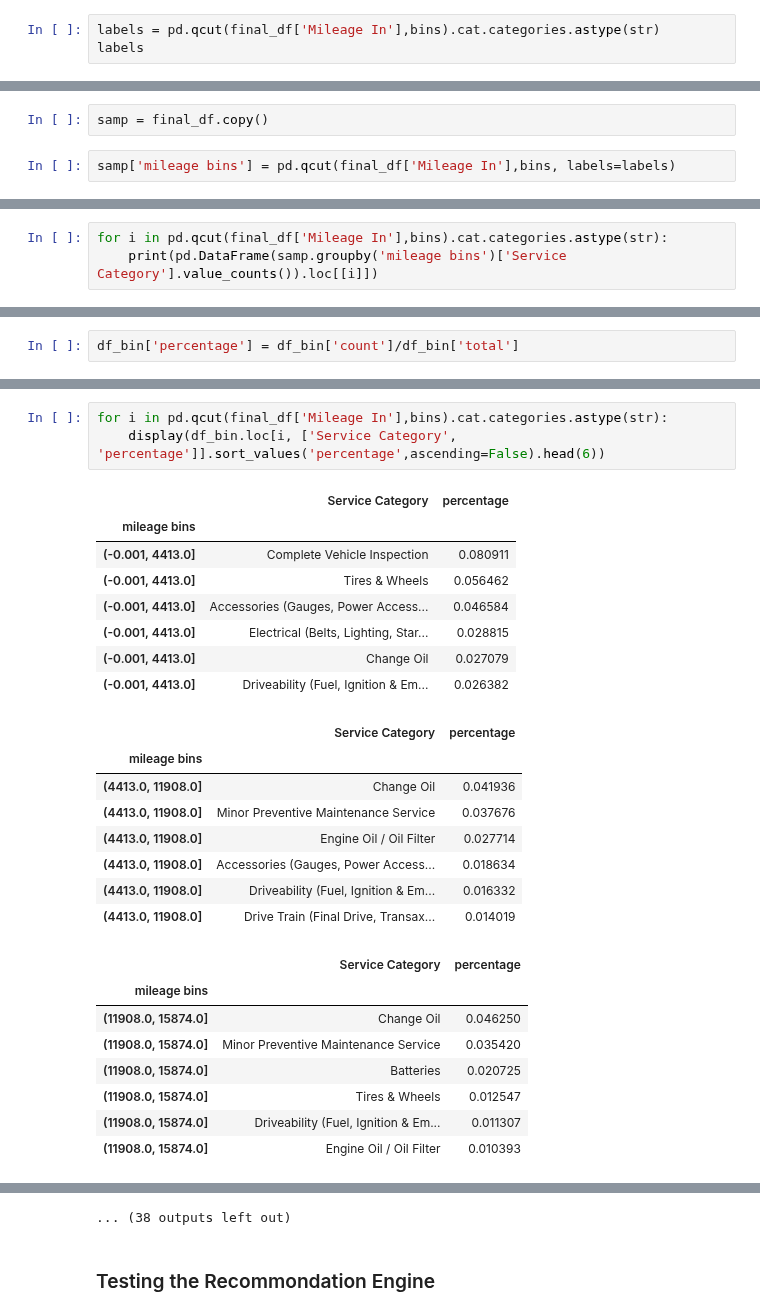
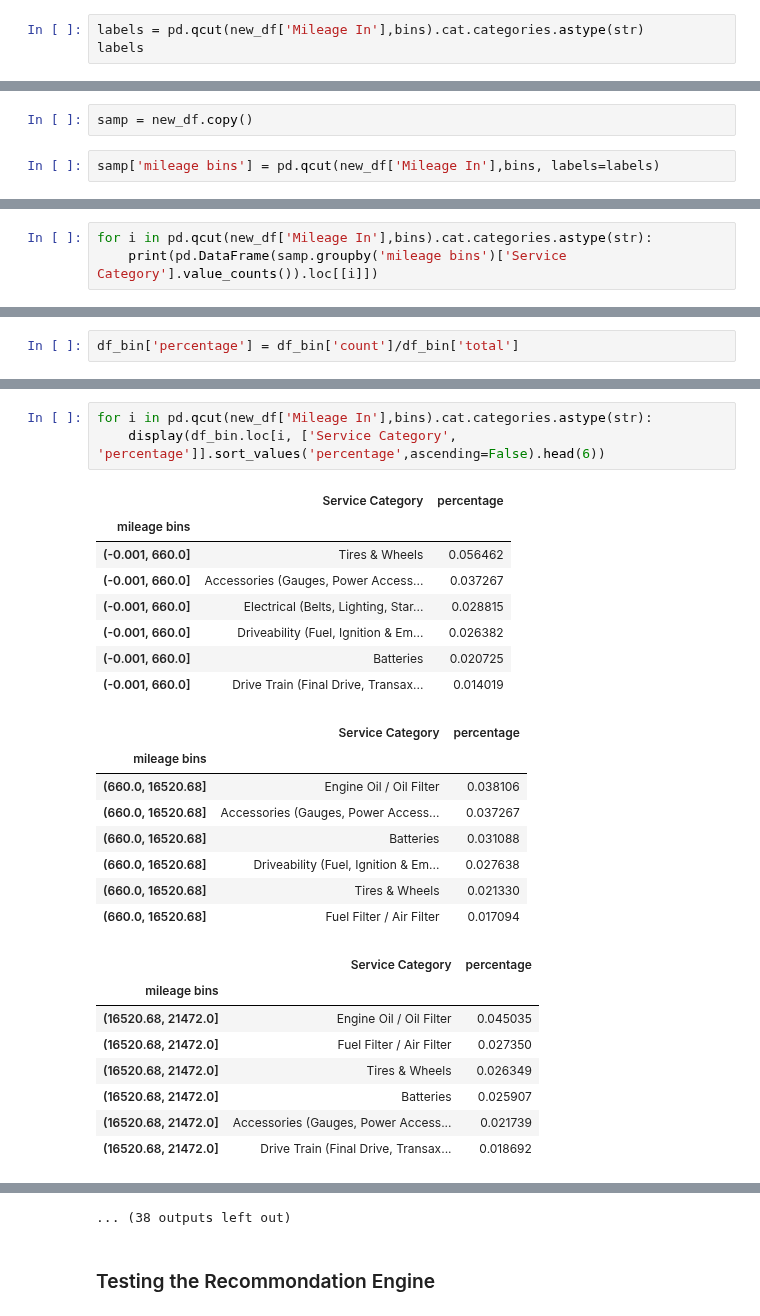
Before and after one commit to just-paul/capstone-autoserved, a Jupyter notebook: Final ntbks/capstone_clean-Model1.ipynb, the cells around one changed output, grey strips where cells are left out. Drawn from its saved outputs; the diff is of its cells as text.

```diff
--- a/Final ntbks/capstone_clean-Model1.ipynb
+++ b/Final ntbks/capstone_clean-Model1.ipynb
@@ -533,6 +535,6 @@ def make_recomm(test_sample, max_recomm, div, trained_model):
 # %%
 bins=50
 # %%
-labels = pd.qcut(final_df['Mileage In'],bins).cat.categories.astype(str)
+labels = pd.qcut(new_df['Mileage In'],bins).cat.categories.astype(str)
 labels
 # %% [output]
@@ -557,8 +559,8 @@ Index(['(-0.001, 4413.0]', '(4413.0, 11908.0]', '(11908.0, 15874.0]',
       dtype='object')
 # %%
-samp = final_df.copy()
+samp = new_df.copy()
 # %%
-samp['mileage bins'] = pd.qcut(final_df['Mileage In'],bins, labels=labels)
+samp['mileage bins'] = pd.qcut(new_df['Mileage In'],bins, labels=labels)
 # %%
 samp['mileage bins']
 # %% [output]
@@ -579,4 +581,4 @@ Categories (50, object): ['(-0.001, 4413.0]' < '(4413.0, 11908.0]' < '(11908.0,
 # %%
-for i in pd.qcut(final_df['Mileage In'],bins).cat.categories.astype(str):
+for i in pd.qcut(new_df['Mileage In'],bins).cat.categories.astype(str):
     print(pd.DataFrame(samp.groupby('mileage bins')['Service Category'].value_counts()).loc[[i]])
 # %% [output]
@@ -700,30 +686,30 @@ df_bin
 # %%
-for i in pd.qcut(final_df['Mileage In'],bins).cat.categories.astype(str):
+for i in pd.qcut(new_df['Mileage In'],bins).cat.categories.astype(str):
     display(df_bin.loc[i, ['Service Category', 'percentage']].sort_values('percentage',ascending=False).head(6))
 # %% [output]
 |  | Service Category | percentage |
 | mileage bins |  |  |
-| (-0.001, 4413.0] | Complete Vehicle Inspection | 0.080911 |
-| (-0.001, 4413.0] | Tires & Wheels | 0.056462 |
-| (-0.001, 4413.0] | Accessories (Gauges, Power Access... | 0.046584 |
-| (-0.001, 4413.0] | Electrical (Belts, Lighting, Star... | 0.028815 |
-| (-0.001, 4413.0] | Change Oil | 0.027079 |
-| (-0.001, 4413.0] | Driveability (Fuel, Ignition & Em... | 0.026382 |
+| (-0.001, 660.0] | Tires & Wheels | 0.056462 |
+| (-0.001, 660.0] | Accessories (Gauges, Power Access... | 0.037267 |
+| (-0.001, 660.0] | Electrical (Belts, Lighting, Star... | 0.028815 |
+| (-0.001, 660.0] | Driveability (Fuel, Ignition & Em... | 0.026382 |
+| (-0.001, 660.0] | Batteries | 0.020725 |
+| (-0.001, 660.0] | Drive Train (Final Drive, Transax... | 0.014019 |
 |  | Service Category | percentage |
 | mileage bins |  |  |
-| (4413.0, 11908.0] | Change Oil | 0.041936 |
-| (4413.0, 11908.0] | Minor Preventive Maintenance Service | 0.037676 |
-| (4413.0, 11908.0] | Engine Oil / Oil Filter | 0.027714 |
-| (4413.0, 11908.0] | Accessories (Gauges, Power Access... | 0.018634 |
-| (4413.0, 11908.0] | Driveability (Fuel, Ignition & Em... | 0.016332 |
-| (4413.0, 11908.0] | Drive Train (Final Drive, Transax... | 0.014019 |
+| (660.0, 16520.68] | Engine Oil / Oil Filter | 0.038106 |
+| (660.0, 16520.68] | Accessories (Gauges, Power Access... | 0.037267 |
+| (660.0, 16520.68] | Batteries | 0.031088 |
+| (660.0, 16520.68] | Driveability (Fuel, Ignition & Em... | 0.027638 |
+| (660.0, 16520.68] | Tires & Wheels | 0.021330 |
+| (660.0, 16520.68] | Fuel Filter / Air Filter | 0.017094 |
 |  | Service Category | percentage |
 | mileage bins |  |  |
-| (11908.0, 15874.0] | Change Oil | 0.046250 |
-| (11908.0, 15874.0] | Minor Preventive Maintenance Service | 0.035420 |
-| (11908.0, 15874.0] | Batteries | 0.020725 |
-| (11908.0, 15874.0] | Tires & Wheels | 0.012547 |
-| (11908.0, 15874.0] | Driveability (Fuel, Ignition & Em... | 0.011307 |
-| (11908.0, 15874.0] | Engine Oil / Oil Filter | 0.010393 |
+| (16520.68, 21472.0] | Engine Oil / Oil Filter | 0.045035 |
+| (16520.68, 21472.0] | Fuel Filter / Air Filter | 0.027350 |
+| (16520.68, 21472.0] | Tires & Wheels | 0.026349 |
+| (16520.68, 21472.0] | Batteries | 0.025907 |
+| (16520.68, 21472.0] | Accessories (Gauges, Power Access... | 0.021739 |
+| (16520.68, 21472.0] | Drive Train (Final Drive, Transax... | 0.018692 |
 |  | Service Category | percentage |
 | mileage bins |  |  |
```
Also changed, not shown: parts of 18 cells of this notebook, 1 other file.
